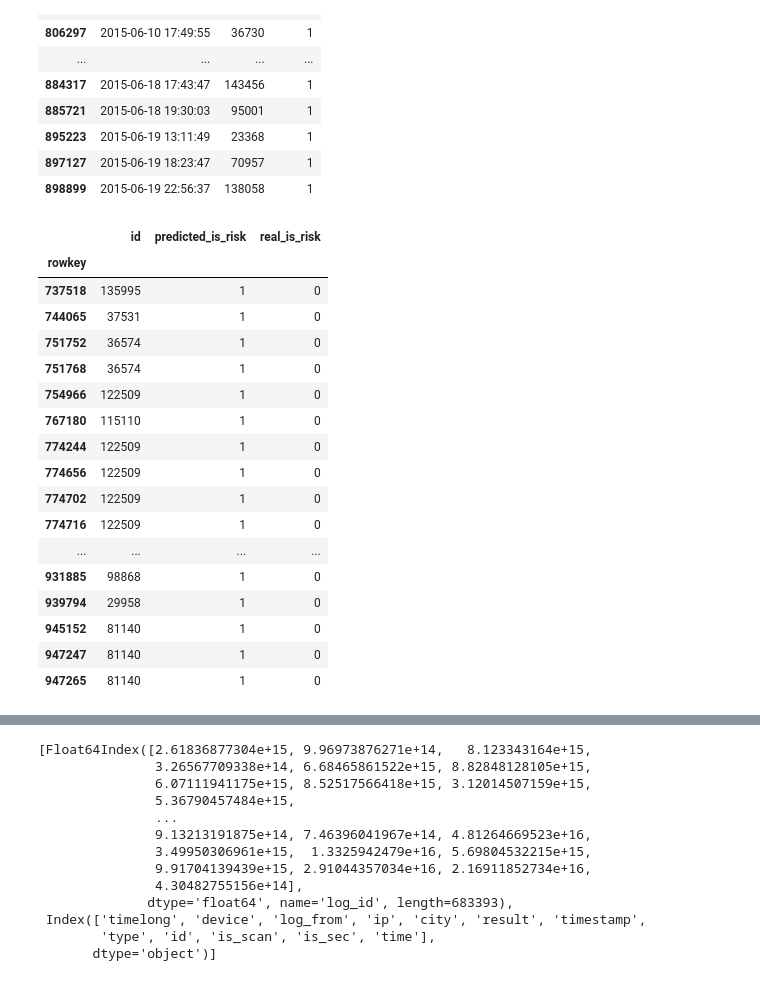
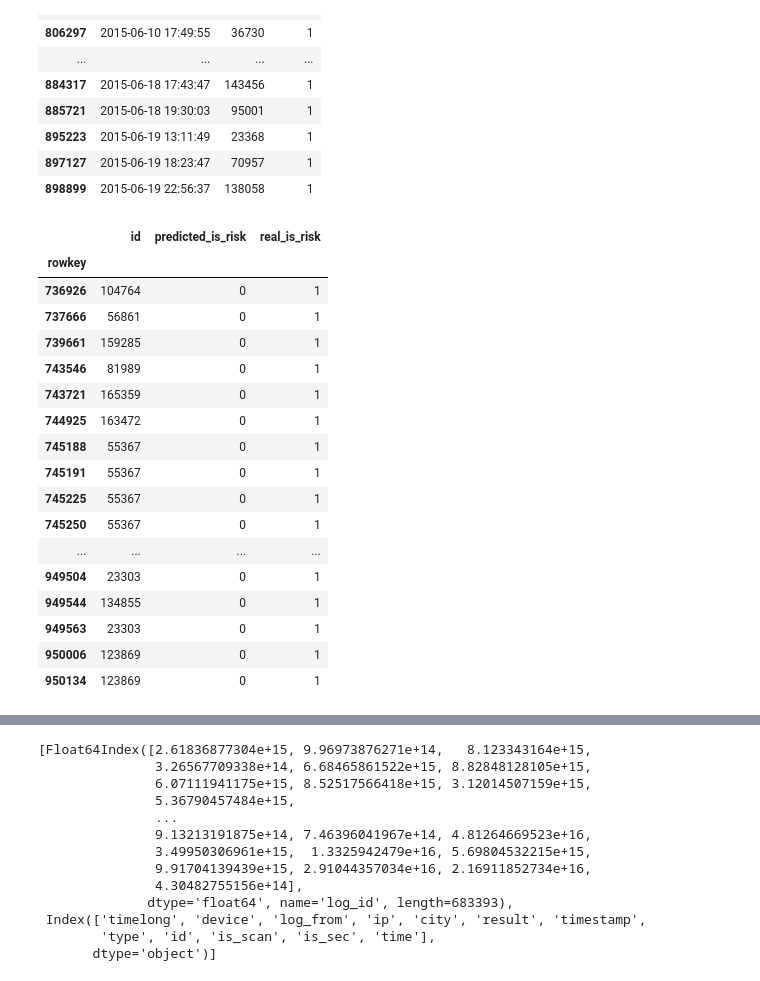
Before and after one commit to tusonggao/Kaggle_code, a Jupyter notebook: jd_contest/jd_contest.ipynb, the cells around one changed output, grey strips where cells are left out. Saved outputs shown, nothing was run; the diff lists cells and outputs as text; code cells hidden in the pictures.

```diff
--- a/jd_contest/jd_contest.ipynb
+++ b/jd_contest/jd_contest.ipynb
@@ -60,26 +58,26 @@ month_sub_trade_df[month_sub_trade_df['is_risk']==1]
 # %%
 test_outcomes_df = pd.read_csv('./data/submission/tested_outcomes_xgb_2017-11-23_10_55_54_0.43771_depth_13_learningrate_0.09_n_estimators_1200_subsample_0.9.csv', index_col='rowkey')
 actual_is_risk = test_outcomes_df.real_is_risk==1
 actual_is_safe = test_outcomes_df.real_is_risk==0
 predicted_notequal_real = test_outcomes_df.predicted_is_risk!=test_outcomes_df.real_is_risk
 test_outcomes_df[actual_is_risk & predicted_notequal_real]
-test_outcomes_df[actual_is_safe & predicted_notequal_real]
+#test_outcomes_df[actual_is_safe & predicted_notequal_real]
 # %% [output]
 |  | id | predicted_is_risk | real_is_risk |
 | rowkey |  |  |  |
-| 737518 | 135995 | 1 | 0 |
-| 744065 | 37531 | 1 | 0 |
-| 751752 | 36574 | 1 | 0 |
-| 751768 | 36574 | 1 | 0 |
-| 754966 | 122509 | 1 | 0 |
-| 767180 | 115110 | 1 | 0 |
-| 774244 | 122509 | 1 | 0 |
-| 774656 | 122509 | 1 | 0 |
-| 774702 | 122509 | 1 | 0 |
-| 774716 | 122509 | 1 | 0 |
+| 736926 | 104764 | 0 | 1 |
+| 737666 | 56861 | 0 | 1 |
+| 739661 | 159285 | 0 | 1 |
+| 743546 | 81989 | 0 | 1 |
+| 743721 | 165359 | 0 | 1 |
+| 744925 | 163472 | 0 | 1 |
+| 745188 | 55367 | 0 | 1 |
+| 745191 | 55367 | 0 | 1 |
+| 745225 | 55367 | 0 | 1 |
+| 745250 | 55367 | 0 | 1 |
 | ... | ... | ... | ... |
-| 931885 | 98868 | 1 | 0 |
-| 939794 | 29958 | 1 | 0 |
-| 945152 | 81140 | 1 | 0 |
-| 947247 | 81140 | 1 | 0 |
-| 947265 | 81140 | 1 | 0 |
+| 949504 | 23303 | 0 | 1 |
+| 949544 | 134855 | 0 | 1 |
+| 949563 | 23303 | 0 | 1 |
+| 950006 | 123869 | 0 | 1 |
+| 950134 | 123869 | 0 | 1 |
```
Also changed, not shown: parts of 6 cells of this notebook, 3 other files.
